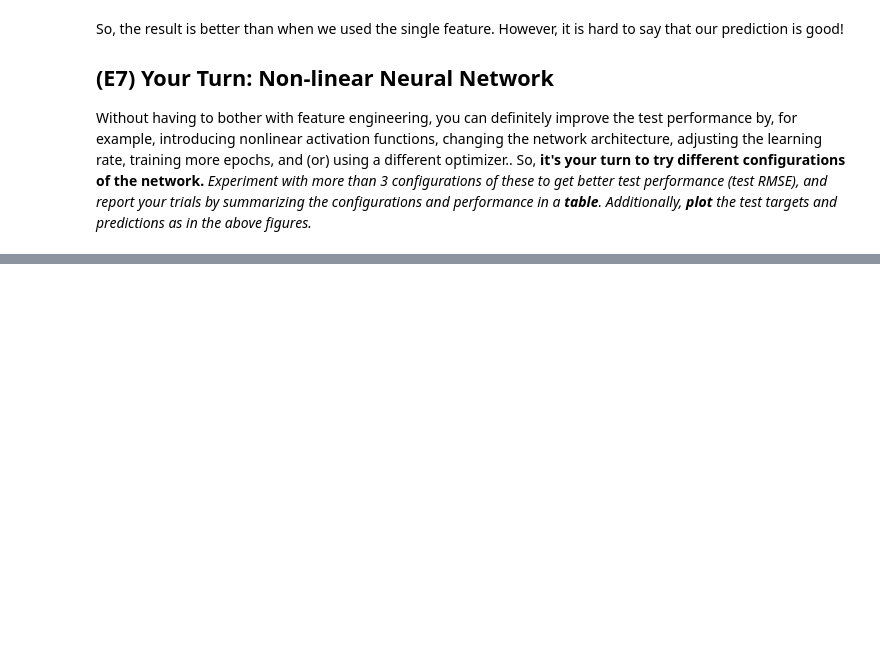
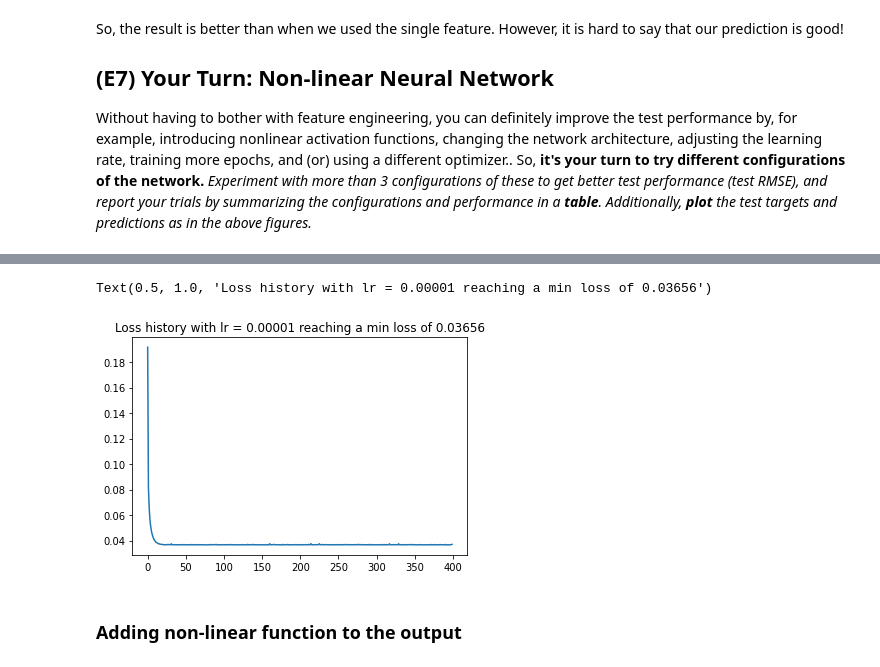
Before and after one commit to armandordorica/MIE1516_A3_Neural_Network, a Jupyter notebook: E7_regression.ipynb, the cells around one changed output, grey strips where cells are left out. Drawn from its saved outputs; the diff is of its cells as text; code cells hidden in the pictures; blank space fills up the shorter version.

```diff
--- a/E7_regression.ipynb
+++ b/E7_regression.ipynb
@@ -531,0 +526,8 @@ len(nn.total_deltas_backward)
+# %%
+plt.plot(loss_hist)
+plt.title("Loss history with lr = 0.001 and 400 epochs reaching a min loss of {:.5f}".format(min(loss_hist)))
+# %% [output]
+Text(0.5, 1.0, 'Loss history with lr = 0.00001 reaching a min loss of 0.03656')
+[figure, added]
+# %% [markdown]
+### Adding non-linear function to the output
```
Also changed, not shown: parts of 68 cells of this notebook, 2 other files.
